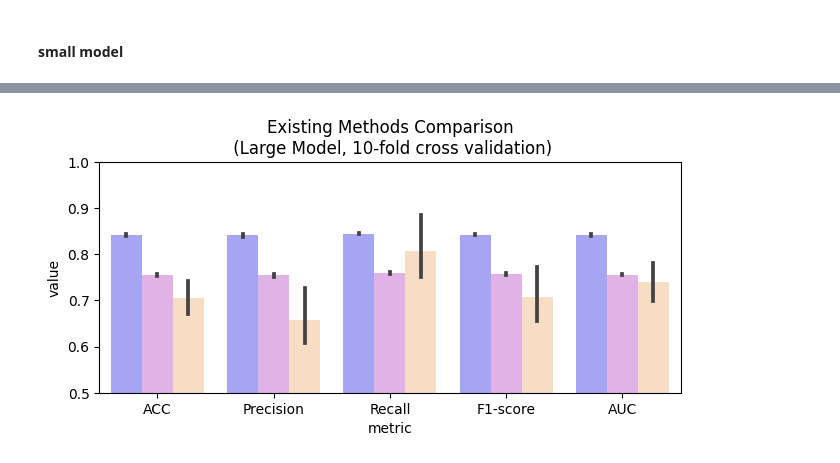
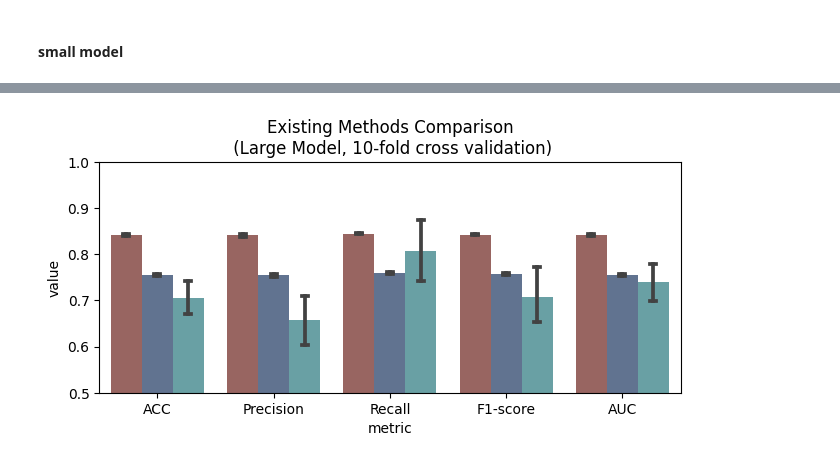
Before and after one commit to Liuzhe30/Methven, a Jupyter notebook: experiment/06-existing-methods-comparison/merged_visualization.ipynb, the cells around one changed output, grey strips where cells are left out. Saved outputs shown, nothing was run; the diff lists cells and outputs as text; code cells hidden in the pictures.

```diff
--- a/experiment/06-existing-methods-comparison/merged_visualization.ipynb
+++ b/experiment/06-existing-methods-comparison/merged_visualization.ipynb
@@ -9,6 +9,8 @@ import pandas as pd
 
 import warnings
 warnings.filterwarnings('ignore')
+
+morandi_palette = ['#8A352E', '#304E7E', '#37939A']
 # %%
 data = pd.read_csv('results/merged_small.csv')
 
@@ -25,13 +46,13 @@ plt.show()
 # %%
 data = pd.read_csv('results/merged_large.csv')
 
 ax = plt.subplots(figsize=(7.5,3))
-sns.barplot(x = 'metric', y = 'value', data = data, hue = 'model', ci=50,palette="gnuplot2",alpha=0.4)
+sns.barplot(x = 'metric', y = 'value', data = data, hue = 'model', capsize = .05, ci=50,palette=morandi_palette,alpha=0.8)
 plt.legend([], [], frameon=False)
 plt.ylim(0.5, 1)
 plt.title('Existing Methods Comparison\n (Large Model, 10-fold cross validation)')
 #plt.legend(loc = 'best')
 plt.savefig('images/large.png',dpi=300, bbox_inches = 'tight')
 plt.show()
 # %% [output]
-[figure, old version]
+[figure, new version]
```
Also changed, not shown: parts of 3 cells of this notebook, 2 other files.
